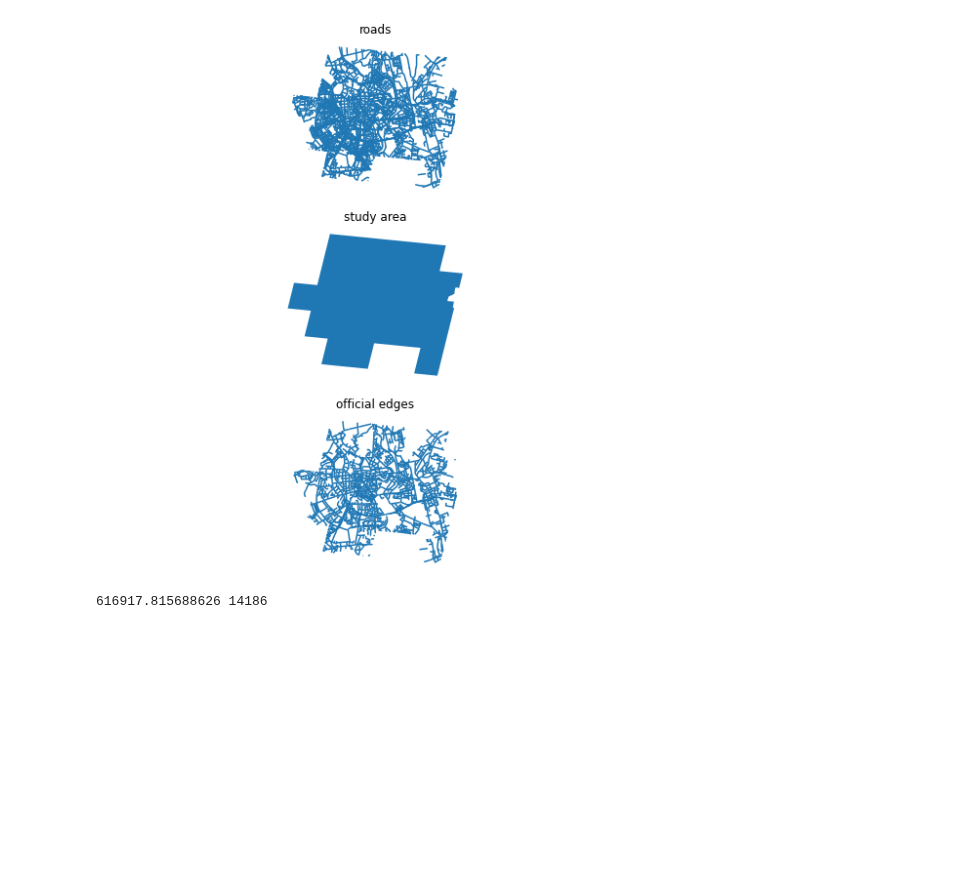
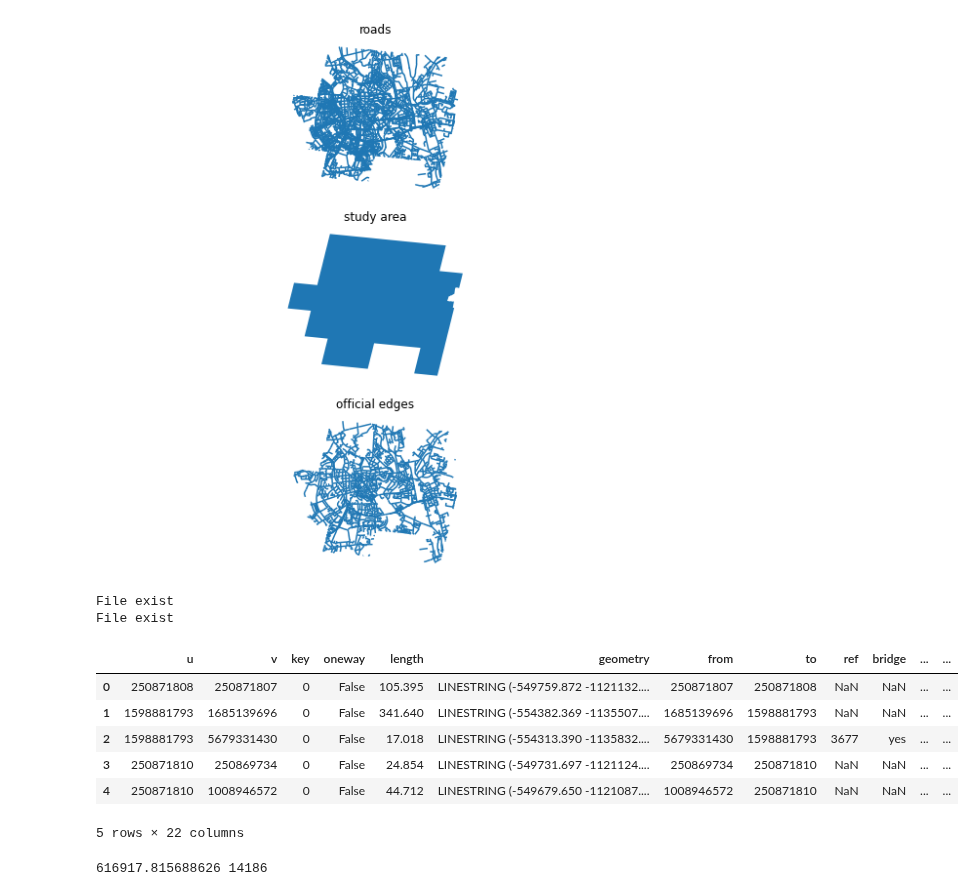
Before and after one commit to healthysustainablecities/global-indicators, a Jupyter notebook: validation/edge_validation-Olomouc.ipynb, the cells around one changed output. Drawn from its saved outputs; the diff is of its cells as text; code cells hidden in the pictures; blank space fills up the shorter version.

```diff
--- a/validation/edge_validation-Olomouc.ipynb
+++ b/validation/edge_validation-Olomouc.ipynb
@@ -86,6 +87,48 @@ To further ignore this warning, you can do:
 import warnings; warnings.filterwarnings('ignore', 'GeoSeries.notna', UserWarning)
   return self.notna()
 [figure]
+# %%
+# Export the clipped datasets to shapefile
+from os.path import join as pjoin
+filename = "olomouc_official.shp"
+path_to_file = pjoin("output", filename)
+
+if os.path.isfile(path_to_file):
+    print ("File exist")
+else:
+    official_data.to_file(path_to_file)
+
+filename = "olomouc_osm.shp"
+path_to_file = pjoin("output", filename)
+#gdf_osm = pd.merge(gdf_osm, gdf_osm.bounds, left_index=True, right_index=True)
+
+
+if os.path.isfile(path_to_file):
+    print ("File exist")
+else:
+    osm_data[['length', 'geometry']].to_file(path_to_file)
+
+filename = "olomouc_study_area.shp"
+path_to_file = pjoin("output", filename)
+#gdf_study_area = pd.merge(gdf_study_area, gdf_study_area.bounds, left_index=True, right_index=True)
+
+if os.path.isfile(path_to_file):
+    print ("File exist")
+else:
+    gdf_study_area.to_file(path_to_file)
+# %% [output]
+File exist
+File exist
+# %%
+gdf_osm.head()
+# %% [output]
+|  | u | v | key | oneway | length | geometry | from | to | ref | bridge | ... | ... |
+| 0 | 250871808 | 250871807 | 0 | False | 105.395 | LINESTRING (-549759.872 -1121132.... | 250871807 | 250871808 | NaN | NaN | ... | ... |
+| 1 | 1598881793 | 1685139696 | 0 | False | 341.640 | LINESTRING (-554382.369 -1135507.... | 1685139696 | 1598881793 | NaN | NaN | ... | ... |
+| 2 | 1598881793 | 5679331430 | 0 | False | 17.018 | LINESTRING (-554313.390 -1135832.... | 5679331430 | 1598881793 | 3677 | yes | ... | ... |
+| 3 | 250871810 | 250869734 | 0 | False | 24.854 | LINESTRING (-549731.697 -1121124.... | 250869734 | 250871810 | NaN | NaN | ... | ... |
+| 4 | 250871810 | 1008946572 | 0 | False | 44.712 | LINESTRING (-549679.650 -1121087.... | 1008946572 | 250871810 | NaN | NaN | ... | ... |
+5 rows × 22 columns
 # %%
 #Calculating the total length of osm network
 totallength = 0
```
Also changed, not shown: parts of 3 cells of this notebook, 2 other files.
